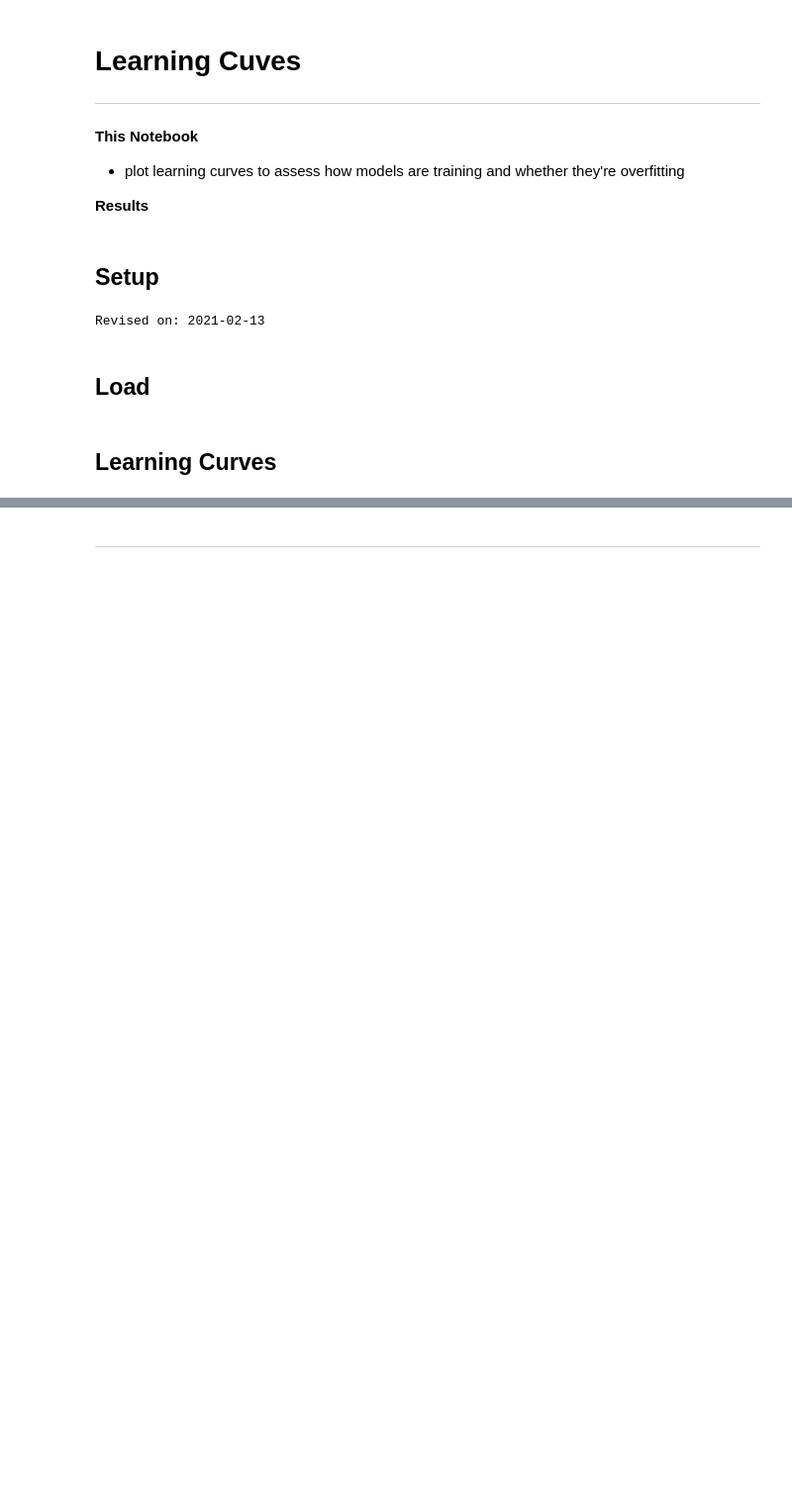
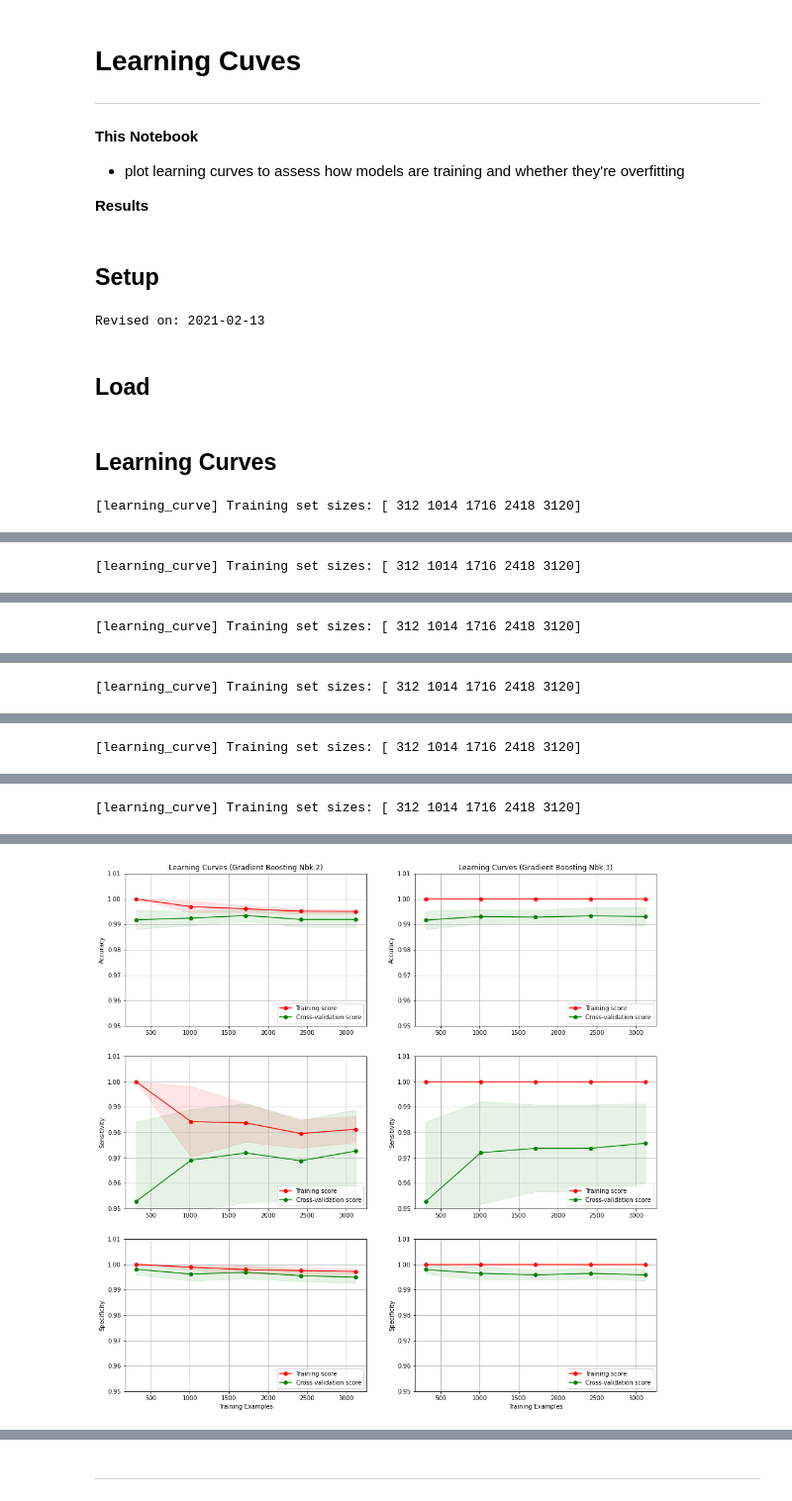
Before and after one commit to BigBangData/NaturalLanguageProcessing, a Jupyter notebook: TextAnalyticsWithR/25_LearningCurves_1.ipynb, the cells around one changed output, grey strips where cells are left out. Shown at 99% size. Saved outputs shown, nothing was run; the diff lists cells and outputs as text; code cells hidden in the pictures; blank space fills up the shorter version.

Commit message:
Plot learning curves for gradient boosting classifiers

```diff
--- a/TextAnalyticsWithR/25_LearningCurves_1.ipynb
+++ b/TextAnalyticsWithR/25_LearningCurves_1.ipynb
@@ -89,7 +89,7 @@ def train_plot(clf, X, y, cv, verbose, train_sizes, n_jobs,
 # %%
 def plot_learning_curve(clf, title, X, y, axes=None, ylim=(.95, 1.01),
                         cv=5, train_sizes=np.linspace(.1, 1.0, 5),
-                        verbose=0, n_jobs=-1):
+                        verbose=1, n_jobs=-1):
     """
     Adapted from the Plot Learning Curves example in Scikit-Learn
     to show only the performance of a scorer, using accuracy,
@@ -162,4 +162,6 @@ clf2 = GradientBoostingClassifier(
     n_estimators=100
 )
 # %%
-#compare_two_classifiers(clf1, clf2, title1, title2)
+compare_two_classifiers(clf1, clf2, title1, title2)
+# %% [output]
+[learning_curve] Training set sizes: [ 312 1014 1716 2418 3120]
@@ -165,0 +170 @@ clf2 = GradientBoostingClassifier(
+[learning_curve] Training set sizes: [ 312 1014 1716 2418 3120]
@@ -165,0 +173 @@ clf2 = GradientBoostingClassifier(
+[learning_curve] Training set sizes: [ 312 1014 1716 2418 3120]
@@ -165,0 +176 @@ clf2 = GradientBoostingClassifier(
+[learning_curve] Training set sizes: [ 312 1014 1716 2418 3120]
@@ -165,0 +179 @@ clf2 = GradientBoostingClassifier(
+[learning_curve] Training set sizes: [ 312 1014 1716 2418 3120]
@@ -165,0 +182 @@ clf2 = GradientBoostingClassifier(
+[learning_curve] Training set sizes: [ 312 1014 1716 2418 3120]
@@ -165,0 +186 @@ clf2 = GradientBoostingClassifier(
+[figure, added]
```
Also changed, not shown: parts of 3 cells of this notebook.
